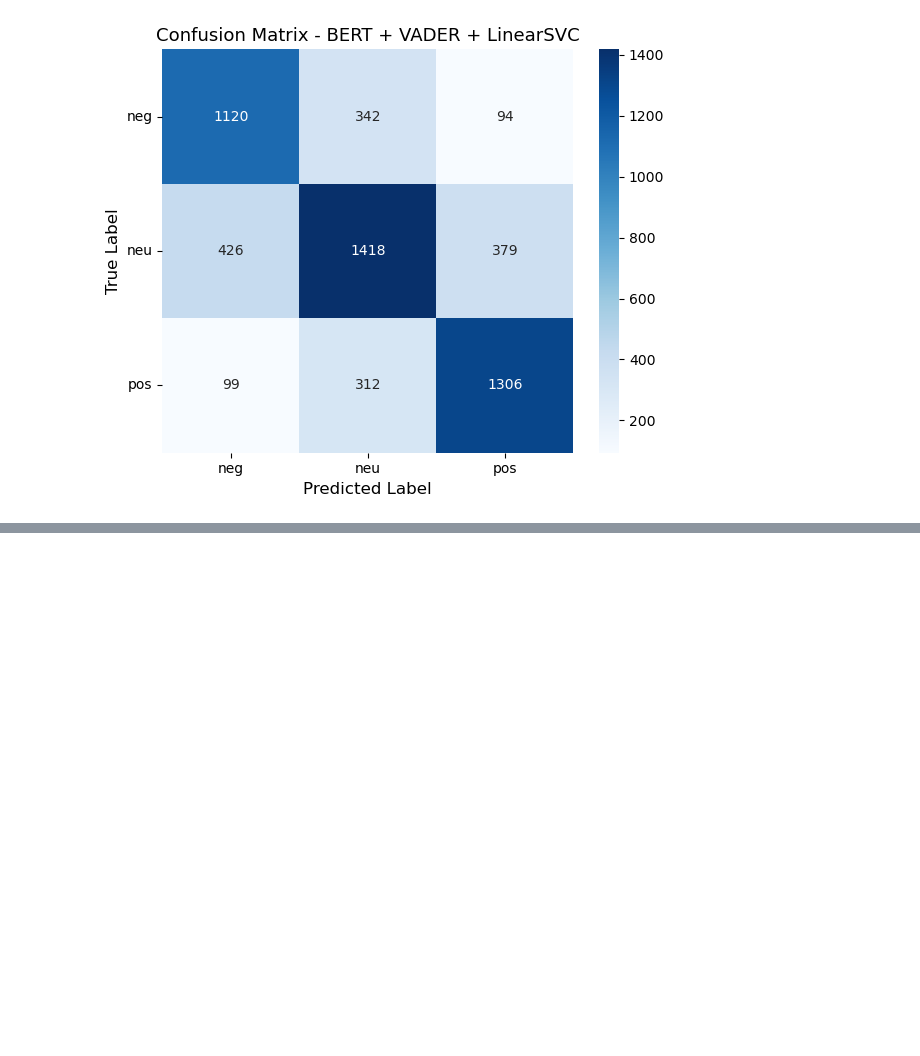
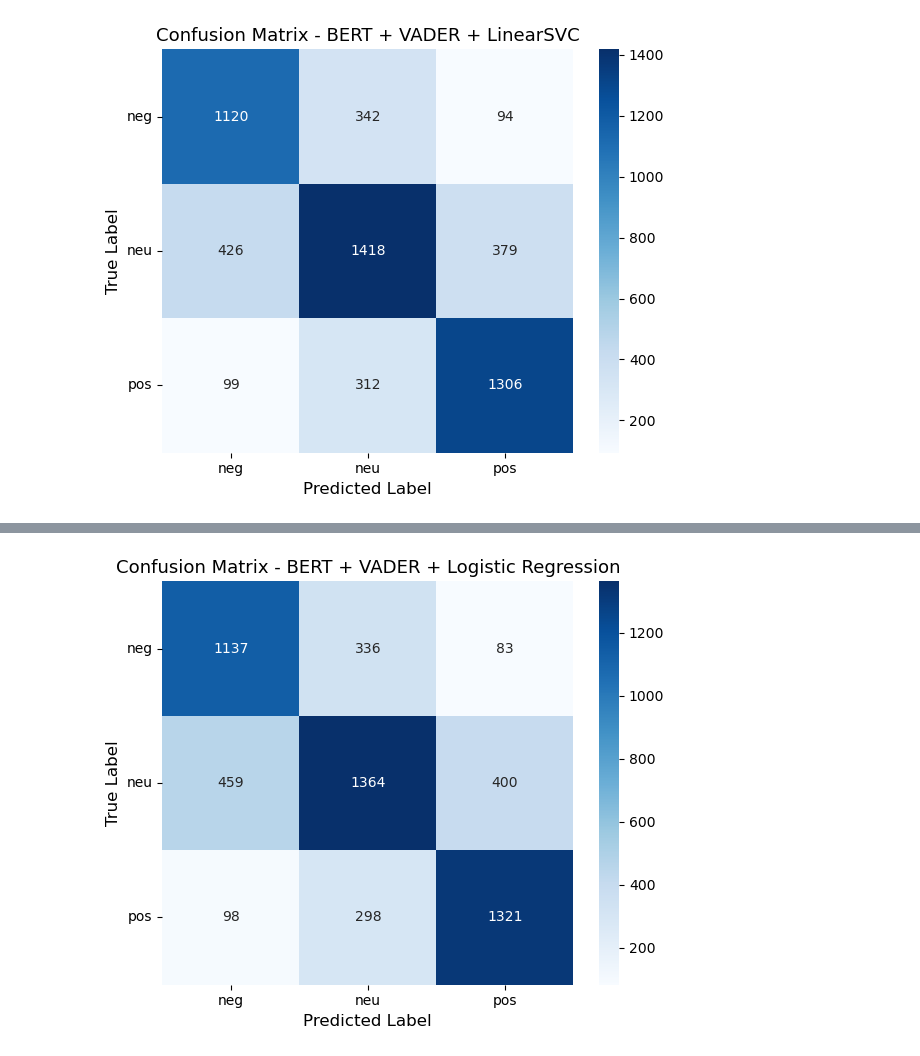
Before and after one commit to yigido-droid/Sentiment_Analysis, a Jupyter notebook: Sentiment.ipynb, the cells around one changed output, grey strips where cells are left out. Cells and saved outputs as stored; diff of their text form; code cells hidden in the pictures; blank space fills up the shorter version.

```diff
--- a/Sentiment.ipynb
+++ b/Sentiment.ipynb
@@ -732,3 +739,98 @@ weighted avg      0.699     0.699     0.699      5496
 
 Overall Accuracy: 0.6994
 [figure]
+# %%
+# ============================================================
+# HYBRID MODEL ONLY: BERT + VADER + Logistic Regression
+# ============================================================
+
+from sklearn.linear_model import LogisticRegression
+from sklearn.pipeline import Pipeline, FeatureUnion
+from sklearn.preprocessing import StandardScaler
+from sklearn.metrics import classification_report, accuracy_score, confusion_matrix
+import matplotlib.pyplot as plt
+import seaborn as sns
+
+# =========================
+# Hybrid Pipeline
+# =========================
+
+bert_vader_logreg = Pipeline([
+    ("features", FeatureUnion([
+        ("bert", BertEmbeddingVectorizer(
+            model_name="bert-base-uncased",
+            max_length=128,
+            batch_size=32
+        )),
+        ("vader", Pipeline([
+            ("vader_features", VaderLexiconFeatures()),
+            ("scaler", StandardScaler())
+        ]))
+    ])),
+    ("logreg", LogisticRegression(
+        max_iter=3000,
+        class_weight="balanced",
+        random_state=42,
+        solver="lbfgs"
+    ))
+])
+
+# =========================
+# Training
+# =========================
+
+print("Hybrid model eğitiliyor: BERT + VADER + Logistic Regression")
+bert_vader_logreg.fit(X_train, y_train)
+print("Hybrid model eğitimi tamamlandı.")
+
+# =========================
+# Prediction
+# =========================
+
+print("Test set üzerinde tahmin yapılıyor...")
+y_pred_bert_vader_logreg = bert_vader_logreg.predict(X_test)
+print("Tahmin tamamlandı.")
+
+# =========================
+# Evaluation
+# =========================
+
+label_order = ["neg", "neu", "pos"]
+
+print("\n=== Classification Report: BERT + VADER + Logistic Regression ===")
+print(classification_report(
+    y_test,
+    y_pred_bert_vader_logreg,
+    labels=label_order,
+    digits=3
+))
+
+print("Overall Accuracy:", round(accuracy_score(y_test, y_pred_bert_vader_logreg), 4))
+
+# =========================
+# Confusion Matrix
+# =========================
+
+cm = confusion_matrix(y_test, y_pred_bert_vader_logreg, labels=label_order)
+
+fig, ax = plt.subplots(figsize=(6, 5))
+
+sns.heatmap(
+    cm,
+    annot=True,
+    fmt="d",
+    cmap="Blues",
+    xticklabels=label_order,
+    yticklabels=label_order,
+    ax=ax
+)
+
+ax.set_title("Confusion Matrix - BERT + VADER + Logistic Regression", fontsize=13)
+ax.set_xlabel("Predicted Label", fontsize=12)
+ax.set_ylabel("True Label", fontsize=12)
+
+plt.xticks(rotation=0)
+plt.yticks(rotation=0)
+plt.tight_layout()
+plt.show()
+# %% [output]
@@ -734,0 +870 @@ Overall Accuracy: 0.6994
+[figure, added]
```
Also changed, not shown: parts of 3 cells of this notebook, 1 other file.
